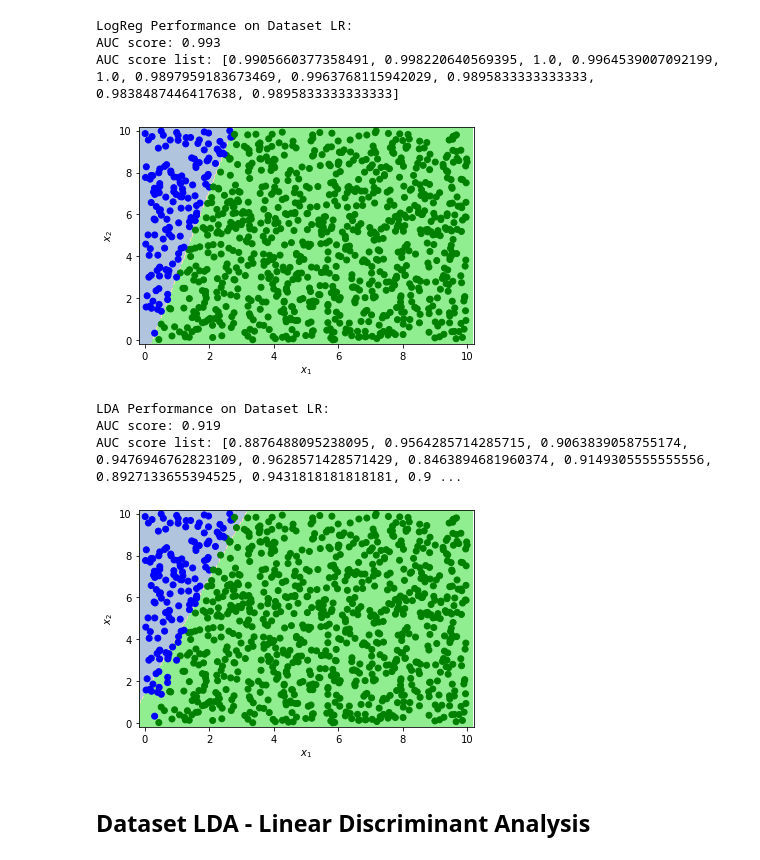
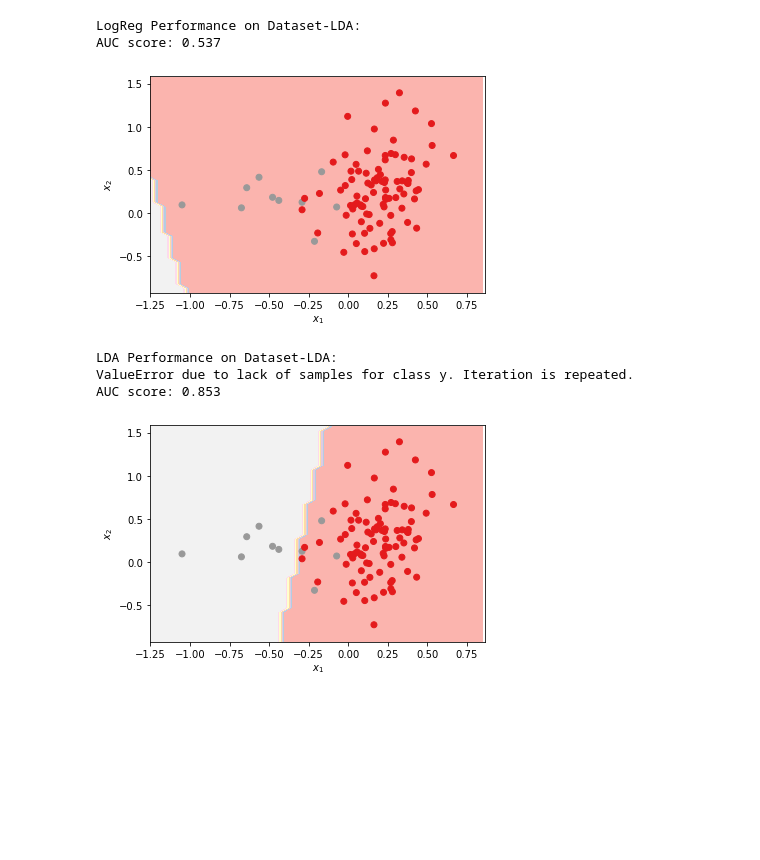
Before and after one commit to MBorgesT/ML_Assignment, a Jupyter notebook: LogRegvsLDA.ipynb, the cells around one changed output. Drawn from its saved outputs; the diff is of its cells as text; code cells hidden in the pictures; blank space fills up the shorter version.

```diff
--- a/LogRegvsLDA.ipynb
+++ b/LogRegvsLDA.ipynb
@@ -96,21 +77,16 @@ LDA makes assumptions about the distribution of the data. It has to be a normal
 # %%
-# LogReg > LDA
+print('LogReg Performance on Dataset-LDA:')
+logreg = LogisticRegression()
+test_model(logreg, lda_X, lda_y)
 
-print('LogReg Performance on Dataset LR:')
-logreg = LogisticRegression(max_iter=1000)
-test_model(logreg, lr_X, lr_y)
-
-print('LDA Performance on Dataset LR:')
+print('LDA Performance on Dataset-LDA:')
 lda = LDA()
-test_model(lda, lr_X, lr_y)
+test_model(lda, lda_X, lda_y)
 # %% [output]
-LogReg Performance on Dataset LR:
-AUC score: 0.993
-AUC score list: [0.9905660377358491, 0.998220640569395, 1.0, 0.9964539007092199, 1.0, 0.9897959183673469, 0.9963768115942029, 0.9895833333333333, 0.9838487446417638, 0.9895833333333333]
+LogReg Performance on Dataset-LDA:
+AUC score: 0.537
-[figure, old version]
+[figure, new version]
-LDA Performance on Dataset LR:
-AUC score: 0.919
-AUC score list: [0.8876488095238095, 0.9564285714285715, 0.9063839058755174, 0.9476946762823109, 0.9628571428571429, 0.8463894681960374, 0.9149305555555556, 0.8927133655394525, 0.9431818181818181, 0.9 ...
+LDA Performance on Dataset-LDA:
+ValueError due to lack of samples for class y. Iteration is repeated.
+AUC score: 0.853
-[figure, old version]
+[figure, new version]
-# %% [markdown]
-## Dataset LDA - Linear Discriminant Analysis ##
```
Also changed, not shown: parts of 15 cells of this notebook, 3 other files.
